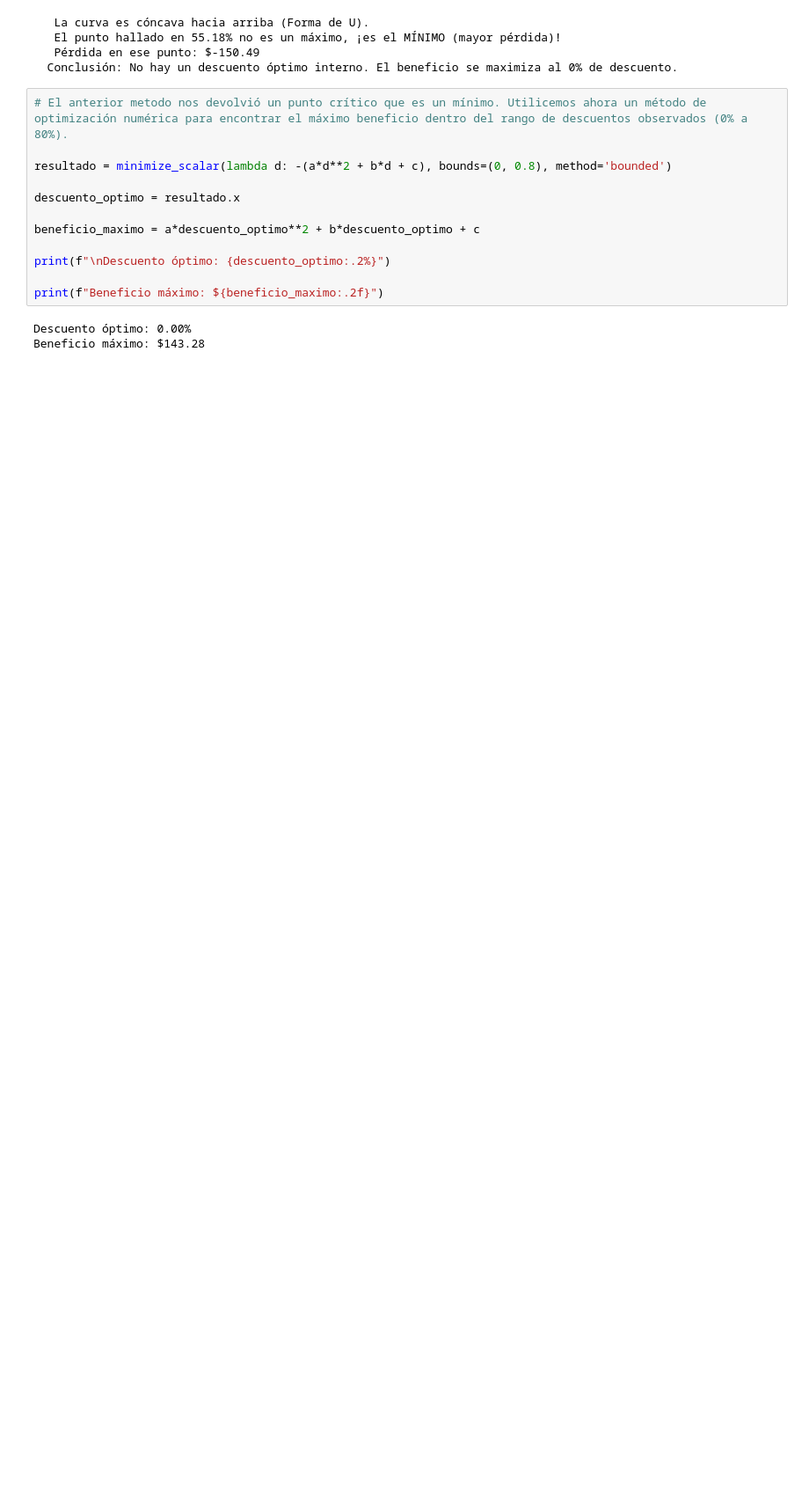
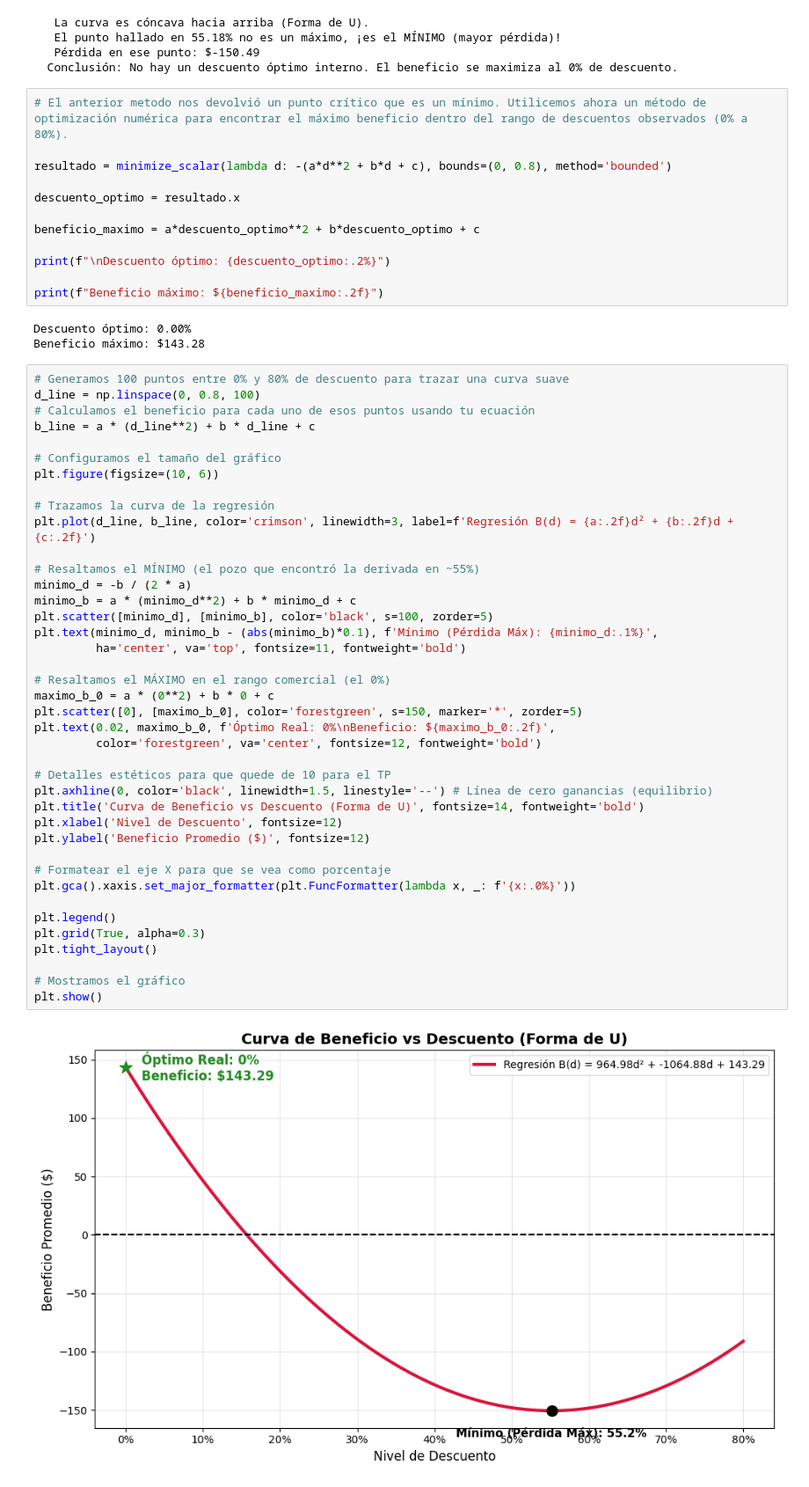
Before and after one commit to Pitiki10/TP-GRUPAL---SuperStore, a Jupyter notebook: Avance_3_5_tp_laboratorio-2.ipynb, the cells around one changed output. Shown at 88% size. Saved outputs shown, nothing was run; the diff lists cells and outputs as text; blank space fills up the shorter version.

Commit message:
Respuesta a la pregunta
Al final se encuentra la respuesta especifica a nuestra pregunta. Hay que especificar unas cuestiones como las unidades a hablar en cuanto a las ventas.

```diff
--- a/Avance_3_5_tp_laboratorio-2.ipynb
+++ b/Avance_3_5_tp_laboratorio-2.ipynb
@@ -508,3 +509,45 @@ print(f"Beneficio máximo: ${beneficio_maximo:.2f}")
 # %% [output]
 Descuento óptimo: 0.00%
 Beneficio máximo: $143.28
+# %%
+# Generamos 100 puntos entre 0% y 80% de descuento para trazar una curva suave
+d_line = np.linspace(0, 0.8, 100)
+# Calculamos el beneficio para cada uno de esos puntos usando tu ecuación
+b_line = a * (d_line**2) + b * d_line + c
+
+# Configuramos el tamaño del gráfico
+plt.figure(figsize=(10, 6))
+
+# Trazamos la curva de la regresión
+plt.plot(d_line, b_line, color='crimson', linewidth=3, label=f'Regresión B(d) = {a:.2f}d² + {b:.2f}d + {c:.2f}')
+
+# Resaltamos el MÍNIMO (el pozo que encontró la derivada en ~55%)
+minimo_d = -b / (2 * a)
+minimo_b = a * (minimo_d**2) + b * minimo_d + c
+plt.scatter([minimo_d], [minimo_b], color='black', s=100, zorder=5)
+plt.text(minimo_d, minimo_b - (abs(minimo_b)*0.1), f'Mínimo (Pérdida Máx): {minimo_d:.1%}',
+         ha='center', va='top', fontsize=11, fontweight='bold')
+
+# Resaltamos el MÁXIMO en el rango comercial (el 0%)
+maximo_b_0 = a * (0**2) + b * 0 + c
+plt.scatter([0], [maximo_b_0], color='forestgreen', s=150, marker='*', zorder=5)
+plt.text(0.02, maximo_b_0, f'Óptimo Real: 0%\nBeneficio: ${maximo_b_0:.2f}',
+         color='forestgreen', va='center', fontsize=12, fontweight='bold')
+
+# Detalles estéticos para que quede de 10 para el TP
+plt.axhline(0, color='black', linewidth=1.5, linestyle='--') # Línea de cero ganancias (equilibrio)
+plt.title('Curva de Beneficio vs Descuento (Forma de U)', fontsize=14, fontweight='bold')
+plt.xlabel('Nivel de Descuento', fontsize=12)
+plt.ylabel('Beneficio Promedio ($)', fontsize=12)
+
+# Formatear el eje X para que se vea como porcentaje
+plt.gca().xaxis.set_major_formatter(plt.FuncFormatter(lambda x, _: f'{x:.0%}'))
+
+plt.legend()
+plt.grid(True, alpha=0.3)
+plt.tight_layout()
+
+# Mostramos el gráfico
+plt.show()
+# %% [output]
+[figure, added]
```
Also changed, not shown: parts of 4 cells of this notebook.
